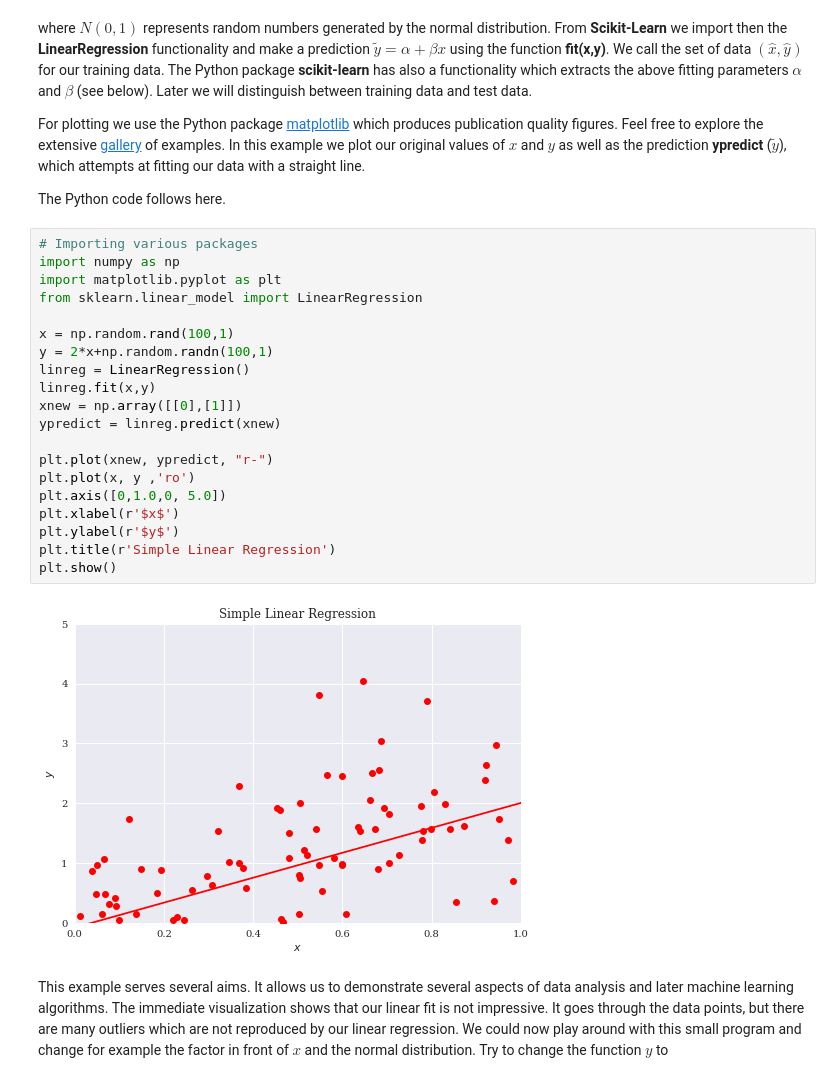
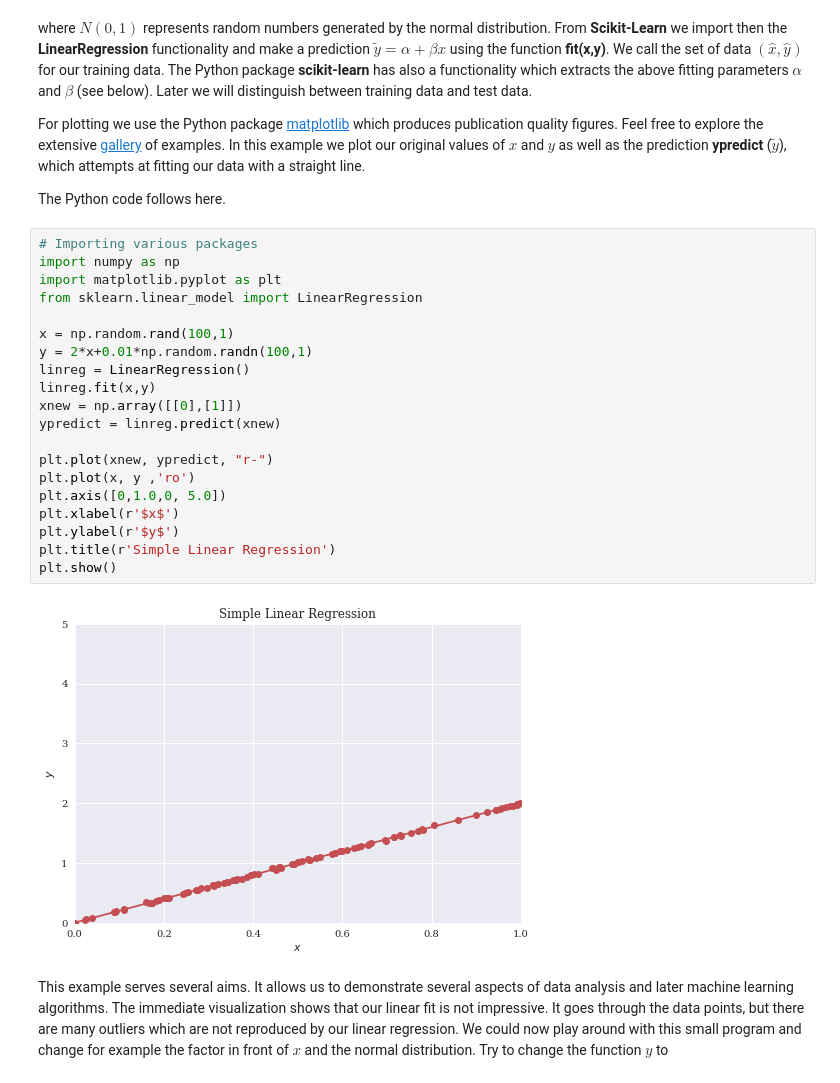
Before and after one commit to mhjensen/MachineLearningMSU-FRIB2020, a Jupyter notebook: doc/pub/How2ReadData/ipynb/How2ReadData.ipynb, the cells around one changed output. Cells and saved outputs as stored; diff of their text form.

```diff
--- a/doc/pub/How2ReadData/ipynb/How2ReadData.ipynb
+++ b/doc/pub/How2ReadData/ipynb/How2ReadData.ipynb
@@ -912,25 +931,25 @@ The Python code follows here.
 # %%
 # Importing various packages
 import numpy as np
 import matplotlib.pyplot as plt
 from sklearn.linear_model import LinearRegression
 
 x = np.random.rand(100,1)
-y = 2*x+np.random.randn(100,1)
+y = 2*x+0.01*np.random.randn(100,1)
 linreg = LinearRegression()
 linreg.fit(x,y)
 xnew = np.array([[0],[1]])
 ypredict = linreg.predict(xnew)
 
 plt.plot(xnew, ypredict, "r-")
 plt.plot(x, y ,'ro')
 plt.axis([0,1.0,0, 5.0])
 plt.xlabel(r'$x$')
 plt.ylabel(r'$y$')
 plt.title(r'Simple Linear Regression')
 plt.show()
 # %% [output]
-[figure, old version]
+[figure, new version]
 # %% [markdown]
 This example serves several aims. It allows us to demonstrate several
 aspects of data analysis and later machine learning algorithms. The
```
Also changed, not shown: parts of 14 cells of this notebook, 4 other files.
